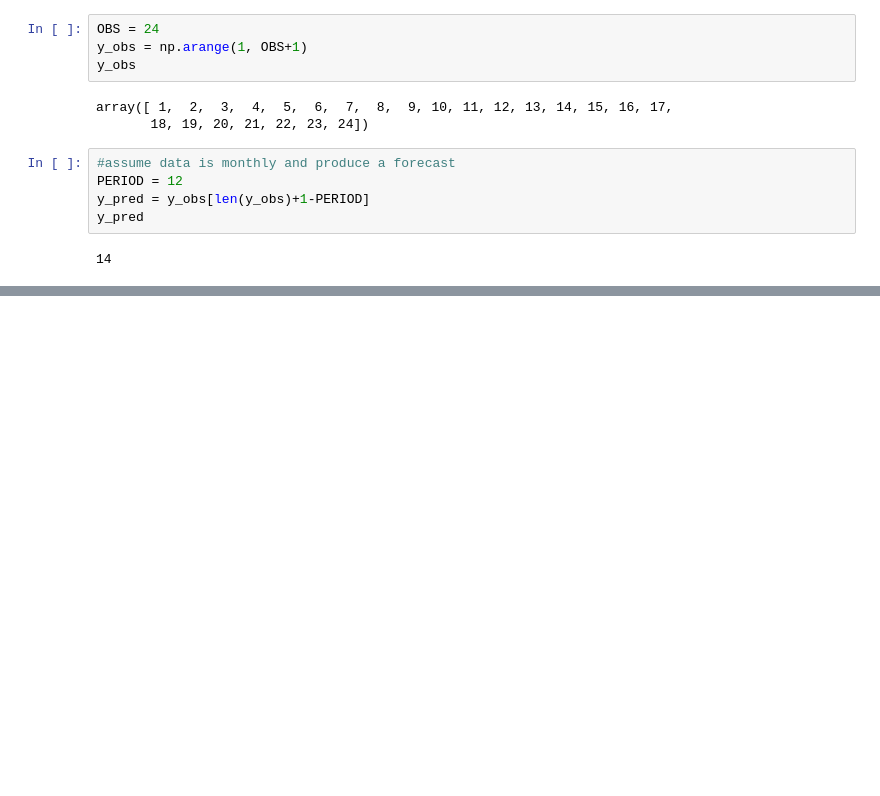
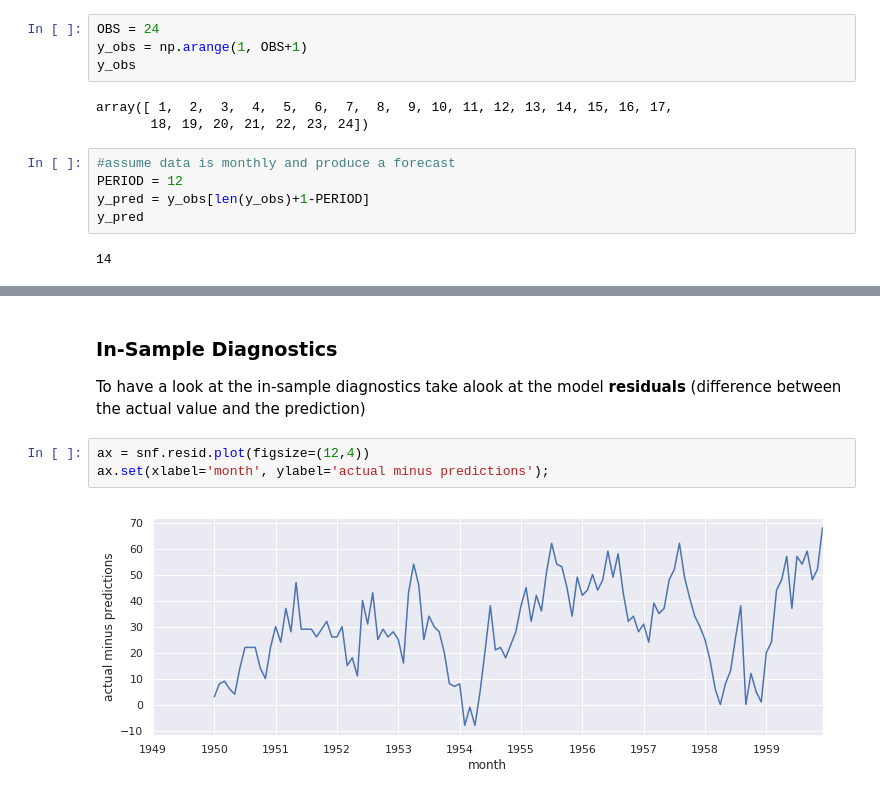
Before and after one commit to TomMonks/code-club-basic-forecasting, a Jupyter notebook: intro_to_dates.ipynb, the cells around one changed output, grey strips where cells are left out. Drawn from its saved outputs; the diff is of its cells as text; blank space fills up the shorter version.

```diff
--- a/intro_to_dates.ipynb
+++ b/intro_to_dates.ipynb
@@ -426,0 +444,9 @@ y_pred
+# %% [markdown]
+### In-Sample Diagnostics
+
+To have a look at the in-sample diagnostics take alook at the model **residuals** (difference between the actual value and the prediction)
+# %%
+ax = snf.resid.plot(figsize=(12,4))
+ax.set(xlabel='month', ylabel='actual minus predictions');
+# %% [output]
+[figure, added]
```
Also changed, not shown: parts of 28 cells of this notebook, 3 other files.
